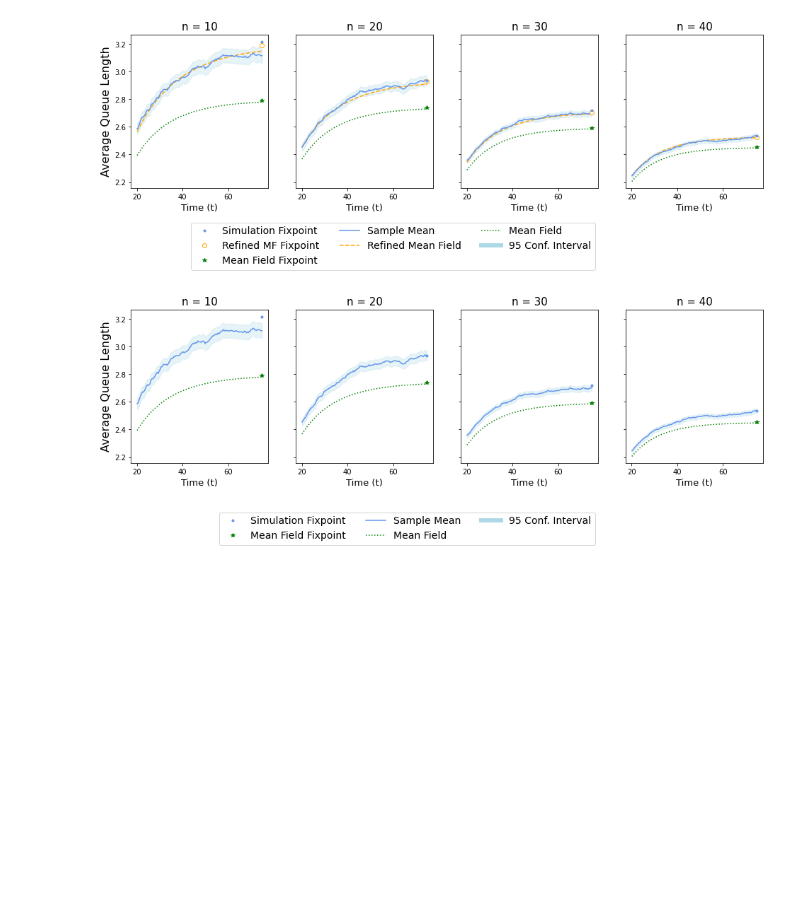
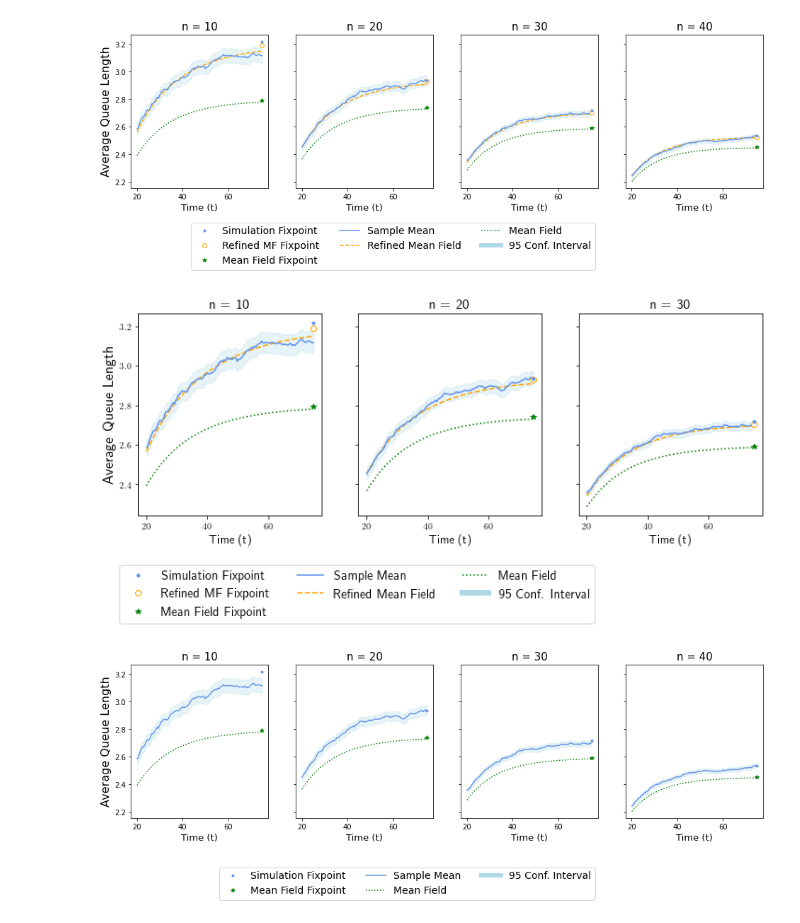
Before and after one commit to SebastianAllmeier/Mean-Field-Approximations-For-Heterogeneous-Systems, a Jupyter notebook: notebooks and plots/load_balancing/Load_Balancing_plots.ipynb, the cells around one changed output. Cells and saved outputs as stored; diff of their text form; code cells hidden in the pictures; blank space fills up the shorter version.

Commit message:
extended abstract image in type 1 font

```diff
--- a/notebooks and plots/load_balancing/Load_Balancing_plots.ipynb
+++ b/notebooks and plots/load_balancing/Load_Balancing_plots.ipynb
@@ -1,7 +1,10 @@
 # %%
 from load_balancing.load_balancing_model import lbm
 import load_balancing.jit_functions as efficient
+import matplotlib
 import matplotlib.pyplot as plt
+matplotlib.rcParams['pdf.fonttype'] = 42
+matplotlib.rcParams['ps.fonttype'] = 42
 
 from copy import copy
 
@@ -272,6 +268,72 @@ plt.savefig(os.path.join(plot_dir, 'average_queue_len.pdf'), bbox_inches='tight'
 plt.show()
 # %% [output]
 [figure]
+# %%
+# load values
+avg_queue_len_sim, avg_queue_len_mf, avg_queue_len_rmf, avg_queue_len_steady_mf, avg_queue_len_steady_rmf, \
+avg_queue_len_steady_simu, avg_queue_len_conf, trans_state_T, i_min, i_max, nr_items = calculate_avg_len_values(save_file='')
+
+start_time = 20
+
+f, subplot_list = plt.subplots(1, 3, sharey=True)
+subplot_list = subplot_list.flatten()
+f.set_figwidth(12)
+f.set_figheight(4)
+
+show_indices = [0,2,4] #,5]
+# plot_for_n = [nr_items[i] for i in show_indices]
+plot_for_n = nr_items[:-1]
+colors = ['#d7191c','#fdae61','#abd9e9','#2c7bb6']
+
+
+for i, ax in enumerate(subplot_list):
+    n = plot_for_n[i]
+    ax.plot(trans_state_T[n][i_min:i_max], np.array(avg_queue_len_mf[n]), ':', label='MF', color="green")
+    ax.plot(trans_state_T[n][i_min:i_max], np.array(avg_queue_len_rmf[n]), "--",label='RMF', color="orange")
+    ax.plot(trans_state_T[n][i_min:i_max], avg_queue_len_sim[n], label="SIM", color="cornflowerblue")
+    ax.plot(trans_state_T[n][i_max-1], avg_queue_len_steady_mf[n], '*', color="green")
+    ax.plot(trans_state_T[n][i_max-1], avg_queue_len_steady_rmf[n], 'o', color="orange", markerfacecolor='w')
+    ax.plot(trans_state_T[n][i_max-1], avg_queue_len_steady_simu[n], '.', color="cornflowerblue")
+    conf = np.array(avg_queue_len_conf[n])
+    ax.fill_between(trans_state_T[n][i_min:i_max], np.array(avg_queue_len_sim[n]) - conf,
+                    np.array(avg_queue_len_sim[n]) + conf, alpha=0.3, color="lightblue")
+
+
+
+    ax.set_xlabel("Time (t)", fontsize=13)
+    if i == 0:
+        ax.set_ylabel("Average Queue Length", fontsize=16)
+
+    # ax.set_xlim(30)
+    #ax.legend(loc='lower right', ncol = 2)
+    ax.set_title("n = " + str(n), fontsize=15)
+    #color_for_n[n] = colors[-1]
+    colors = colors[:-1]
+
+from matplotlib.lines import Line2D
+steady_state_marker = ['.', '*']
+line_styles = ['-', ':']
+custom_legend_lines = []
+# custom_legend_lines = [Line2D([0], [0], color=color_for_n[n], lw=4) for n in plot_for_n]
+custom_legend_lines += [Line2D([0], [0], linestyle='-', label="Simulation Fixpoint", marker='.', markeredgecolor='cornflowerblue', color='w', markerfacecolor='cornflowerblue')]
+custom_legend_lines += [Line2D([0], [0], linestyle='--', label="Refined MF Fixpoint", marker='o', markeredgecolor='orange', color='w', markerfacecolor='w')]
+custom_legend_lines += [Line2D([0], [0], linestyle=':', label="Mean Field Fixpoint", marker='*', markeredgecolor='green', color='w', markerfacecolor='green')]
+
+custom_legend_lines += [Line2D([0], [0], linestyle='-', label="Sample Mean", color='cornflowerblue')]
+custom_legend_lines += [Line2D([0], [0], linestyle='--', label="Refined Mean Field", color='orange')]
+custom_legend_lines += [Line2D([0], [0], linestyle=':', label="Mean Field", color='green')]
+custom_legend_lines += [Line2D([0], [0], label="95 Conf. Interval", color="lightblue",lw=6)]
+
+
+f.legend(handles=custom_legend_lines, loc="lower right",fontsize=14, ncol=3, bbox_to_anchor=(0.7, -0.3))
+
+matplotlib.rcParams['pdf.fonttype'] = 42
+matplotlib.rcParams['ps.fonttype'] = 42
+
+plt.savefig(os.path.join(plot_dir, 'average_queue_len_abstract.pdf'), bbox_inches='tight')
+plt.show()
+# %% [output]
+[figure, added]
 # %%
 # load values
 avg_queue_len_sim, avg_queue_len_mf, avg_queue_len_rmf, avg_queue_len_steady_mf, avg_queue_len_steady_rmf, \
```
Also changed, not shown: parts of 1 cell of this notebook, 1 other file.
